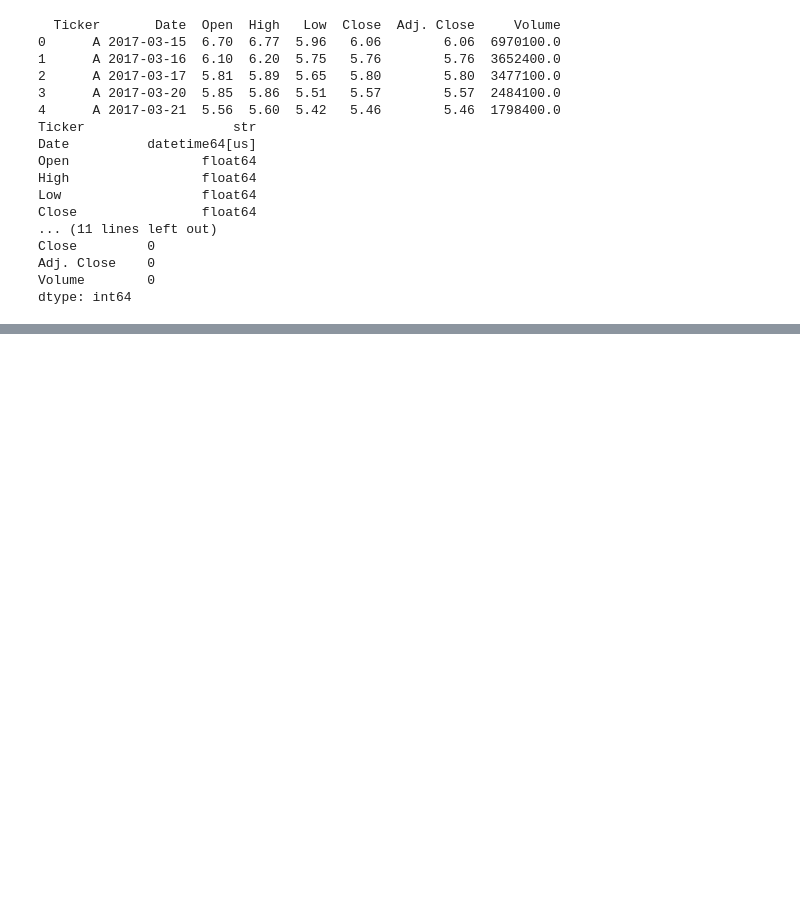
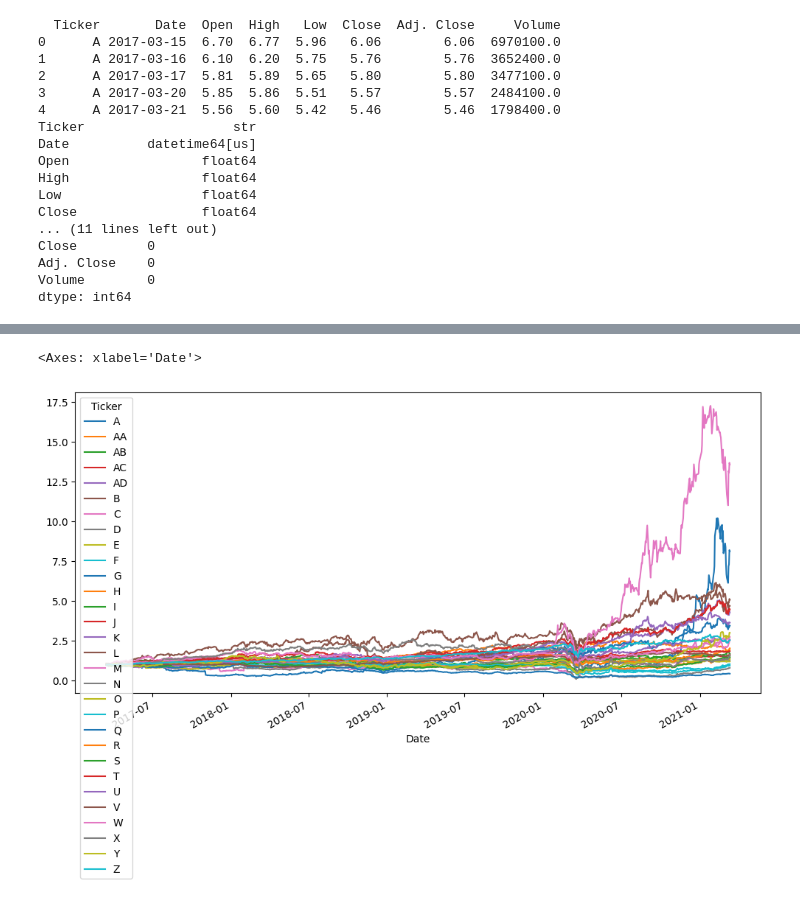
Before and after one commit to nathanxli/migconf-2026, a Jupyter notebook: nathan/analysis.ipynb, the cells around one changed output, grey strips where cells are left out. Drawn from its saved outputs; the diff is of its cells as text; code cells hidden in the pictures; blank space fills up the shorter version.

```diff
--- a/nathan/analysis.ipynb
+++ b/nathan/analysis.ipynb
@@ -1,8 +1,9 @@
 # %%
 import pandas as pd
 import numpy as np
+import matplotlib.pyplot as plt
 
-df = pd.read_csv("../dev_data.csv")
+df = pd.read_csv("../dev_data_30.csv")
 # %%
 df["Date"] = pd.to_datetime(df["Date"])
 df["Volume"] = (
@@ -54,0 +86,6 @@ log_ret = np.log(close / close.shift(1))
+# %%
+cum_ret = (1 + ret).cumprod()
+cum_ret.plot(figsize=(12, 6))
+# %% [output]
+<Axes: xlabel='Date'>
+[figure, added]
```
Also changed, not shown: parts of 9 cells of this notebook, 4 other files.
